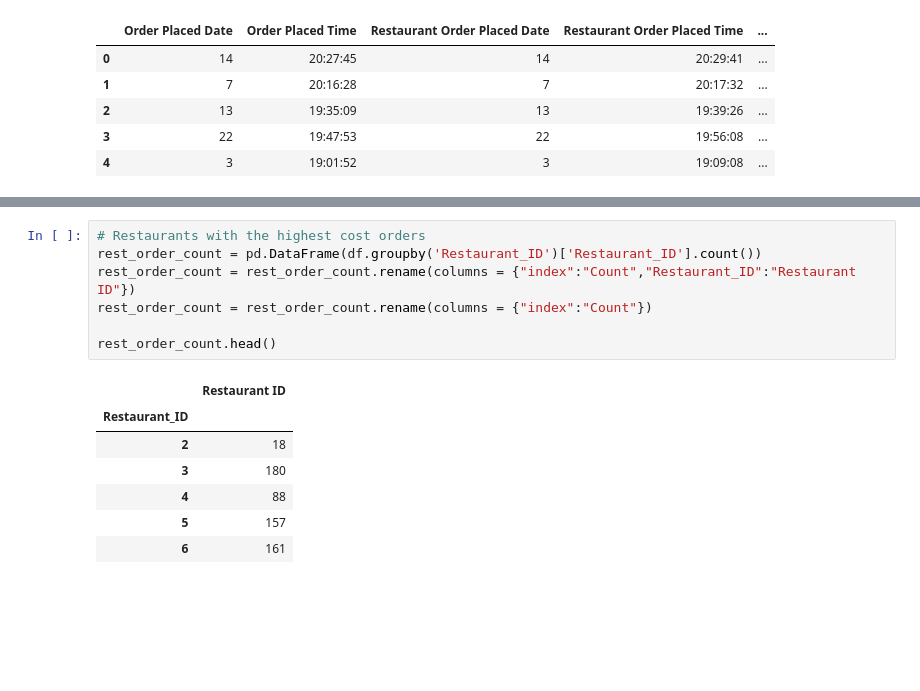
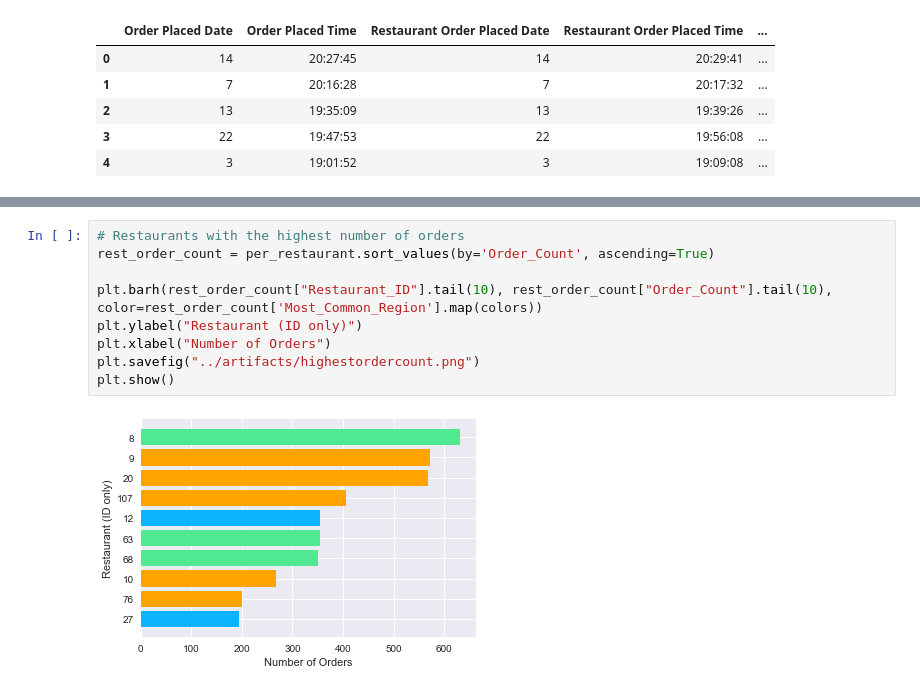
Before and after one commit to toestie/fooddelivery-dataset, a Jupyter notebook: notebooks/analysis.ipynb, the cells around one changed output, grey strips where cells are left out. Drawn from its saved outputs; the diff is of its cells as text; blank space fills up the shorter version.

```diff
--- a/notebooks/analysis.ipynb
+++ b/notebooks/analysis.ipynb
@@ -198,15 +278,11 @@ plt.show()
-# %%
-# Restaurants with the highest cost orders
-rest_order_count = pd.DataFrame(df.groupby('Restaurant_ID')['Restaurant_ID'].count())
-rest_order_count = rest_order_count.rename(columns = {"index":"Count","Restaurant_ID":"Restaurant ID"})
-rest_order_count = rest_order_count.rename(columns = {"index":"Count"})
-
-rest_order_count.head()
-# %% [output]
-|  | Restaurant ID |
-| Restaurant_ID |  |
-| 2 | 18 |
-| 3 | 180 |
-| 4 | 88 |
-| 5 | 157 |
-| 6 | 161 |
+# %%
+# Restaurants with the highest number of orders
+rest_order_count = per_restaurant.sort_values(by='Order_Count', ascending=True)
+
+plt.barh(rest_order_count["Restaurant_ID"].tail(10), rest_order_count["Order_Count"].tail(10), color=rest_order_count['Most_Common_Region'].map(colors))
+plt.ylabel("Restaurant (ID only)")
+plt.xlabel("Number of Orders")
+plt.savefig("../artifacts/highestordercount.png")
+plt.show()
+# %% [output]
+[figure, added]
```
Also changed, not shown: parts of 20 cells of this notebook, 6 other files.
